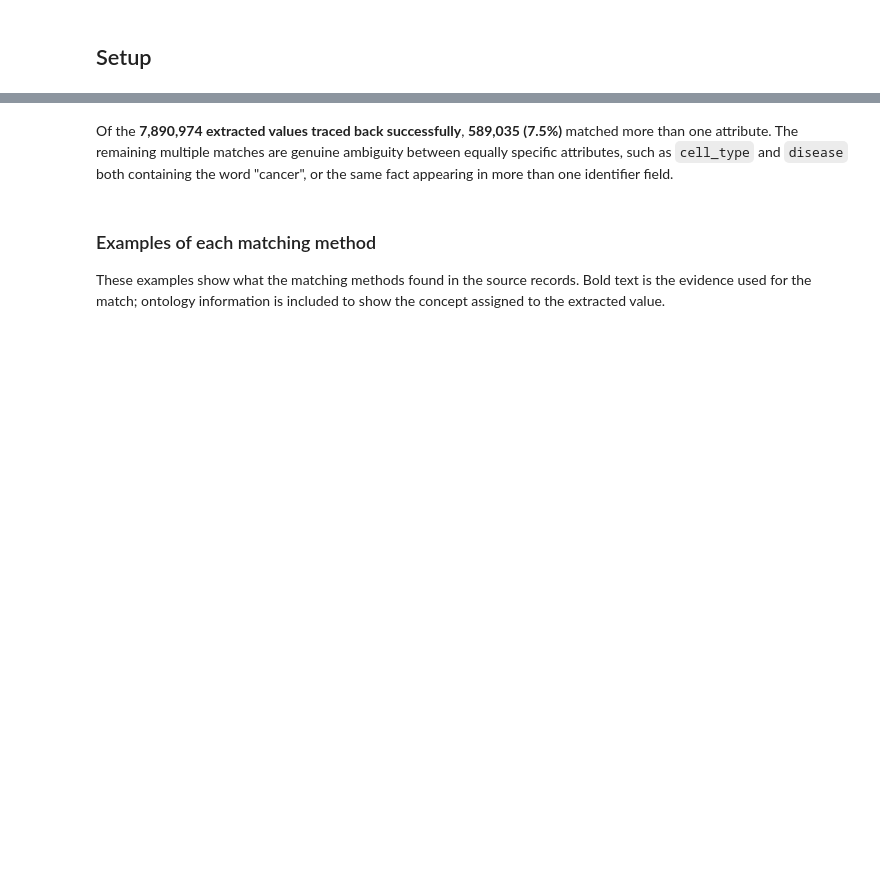
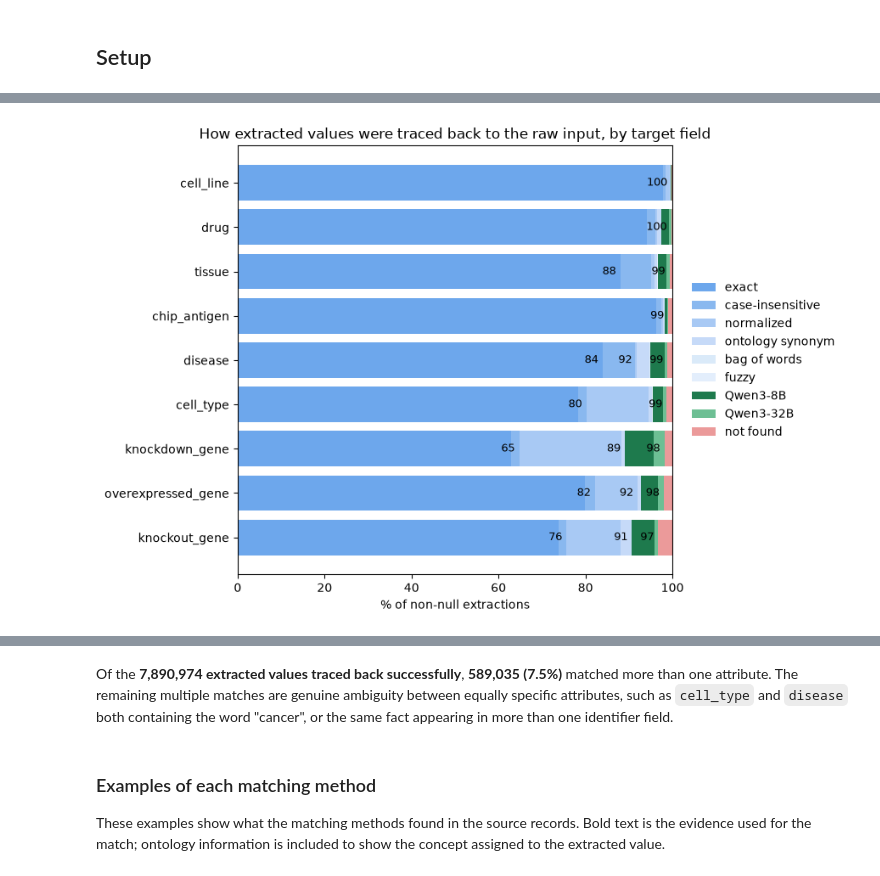
Before and after one commit to nuriafari/BH26_BioSample_bsllmner_mk2_value_provenance, a Jupyter notebook: notebooks/biosample_trace_back_evaluation.ipynb, the cells around one changed output, grey strips where cells are left out. Cells and saved outputs as stored; diff of their text form; code cells hidden in the pictures; blank space fills up the shorter version.

```diff
--- a/notebooks/biosample_trace_back_evaluation.ipynb
+++ b/notebooks/biosample_trace_back_evaluation.ipynb
@@ -118,0 +177,69 @@ STRATEGY_ORDER = [*MATCH_STRATEGIES, "not found"]
+# %%
+# STACKED PLOT: % OF EXTRACTIONS FOUND PER TIER, PER TARGET FIELD
+def _select_label_positions(candidates: list[float], min_gap: float = 6.0) -> list[float]:
+    """From candidate label positions (cumulative % boundaries on one bar), picks which to
+    actually render as text: always the largest, then each next-largest only if it's at
+    least `min_gap` percentage points from the last one kept -- otherwise two close
+    boundaries produce overlapping, unreadable text (e.g. 58% and 59% back to back).
+    """
+    ordered = sorted(set(candidates), reverse=True)
+    kept: list[float] = []
+    for value in ordered:
+        if not kept or (kept[-1] - value) >= min_gap:
+            kept.append(value)
+    return kept
+
+
+def plot_strategy_breakdown(stats: pd.DataFrame, figsize: tuple[float, float] = (9, 6)) -> None:
+    order = STRATEGY_ORDER
+    # a blue gradient for the deterministic tiers (strongest darkest, sized to however many
+    # MATCH_STRATEGIES currently has -- built from live STRATEGY_ORDER, not a hardcoded dict,
+    # since this pipeline's tiers have changed before and a hardcoded dict silently KeyErrors the
+    # moment a new one shows up in the data), two greens for the two LLM passes (Qwen3-8B first,
+    # the larger Qwen3-32B second over whatever Qwen3-8B still couldn't ground), and red for
+    # whatever neither deterministic matching nor either LLM pass could find.
+    blues = ["#6da7ec", "#89b8ef", "#a8c9f4", "#c6daf8", "#daeaf9", "#e3eefc"]
+    colors = dict(zip(MATCH_STRATEGIES, blues[: len(MATCH_STRATEGIES)])) | {
+        "Qwen3-8B": "#1e7a4d",
+        "Qwen3-32B": "#6dbf94",
+        "not found": "#eb9a9a",
+    }
+
+    fields = stats.sort_values("pct_found")["target_field"].tolist()
+    pct = stats.set_index("target_field")
+    pct = pct[order].div(pct["n_with_value"], axis=0) * 100
+    pct = pct.loc[fields]
+
+    fig, ax = plt.subplots(figsize=figsize)
+    y_pos = list(range(len(fields)))
+    left = pd.Series(0.0, index=pct.index)
+    for strategy in order:
+        ax.barh(y_pos, pct[strategy], left=left, label=strategy, color=colors[strategy])
+        left += pct[strategy]
+
+    for y, field in zip(y_pos, fields):
+        # candidate label positions are cumulative boundaries over every FOUND tier (deterministic
+        # and LLM alike, never "not found" itself) -- the largest candidate is always the overall
+        # pct_found after both LLM passes, guaranteeing it's shown even when the last slice is thin
+        cum = 0.0
+        candidates = []
+        for strategy in [*MATCH_STRATEGIES, *LLM_TIERS]:
+            cum += pct.loc[field, strategy]
+            if pct.loc[field, strategy] > 0:
+                candidates.append(cum)
+        for value in _select_label_positions(candidates):
+            ax.text(value - 1, y, f"{value:.0f}", va="center", ha="right", fontsize=9, color="black")
+
+    ax.set_yticks(y_pos)
+    ax.set_yticklabels(fields)
+    ax.set_xlim(0, 100)
+    ax.set_xlabel("% of non-null extractions")
+    ax.set_title("How extracted values were traced back to the raw input, by target field")
+    ax.legend(loc="center left", bbox_to_anchor=(1.02, 0.5), frameon=False)
+    plt.tight_layout()
+    plt.show()
+
+
+plot_strategy_breakdown(strategy_stats)
+# %% [output]
+[figure, added]
```
Also changed, not shown: parts of 8 cells of this notebook, 2 other files.
